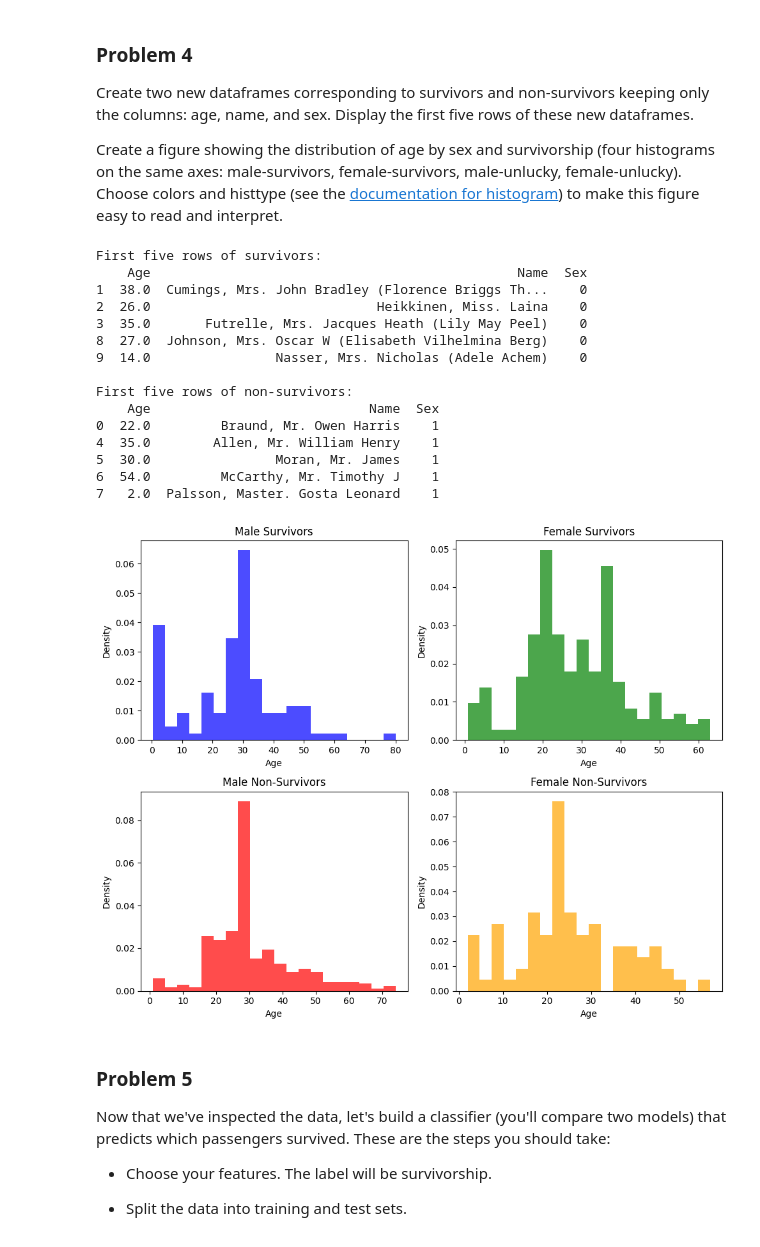
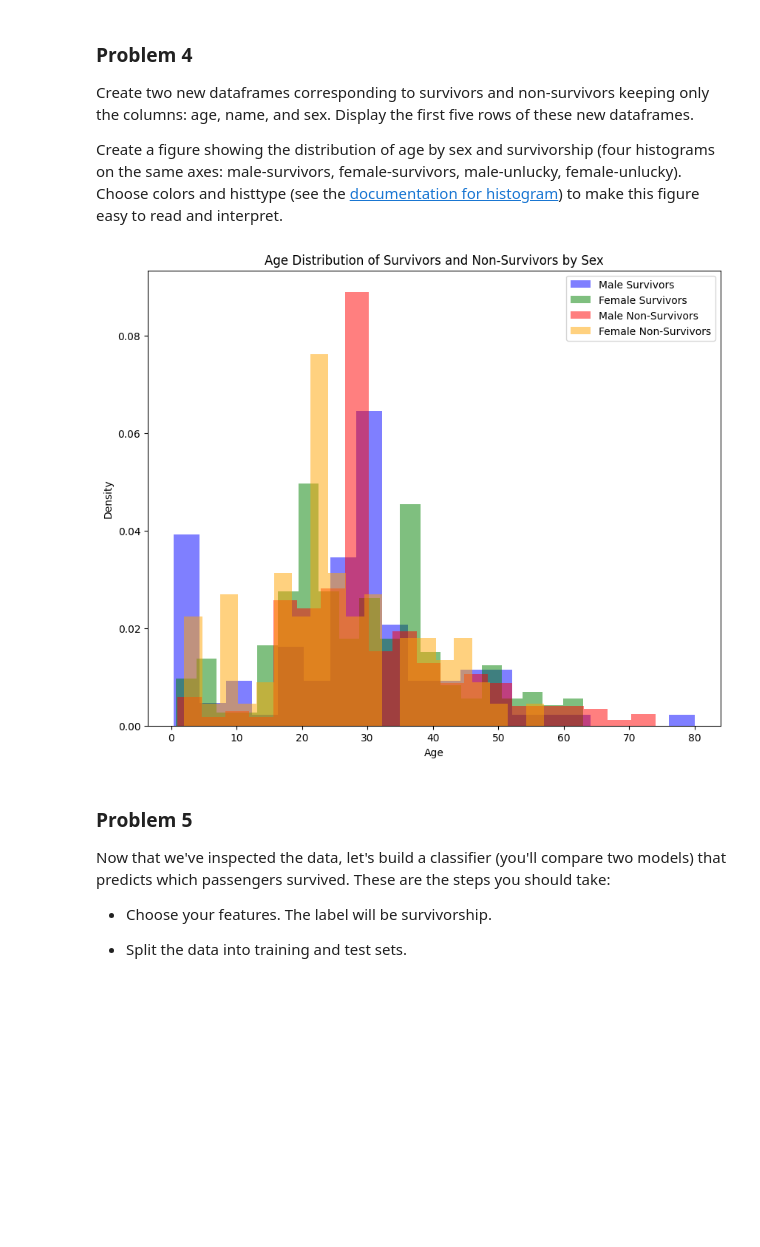
Before and after one commit to GettysburgDataScience/ps05-dntrAnh, a Jupyter notebook: ps05.ipynb, the cells around one changed output. Drawn from its saved outputs; the diff is of its cells as text; code cells hidden in the pictures; blank space fills up the shorter version.

```diff
--- a/ps05.ipynb
+++ b/ps05.ipynb
@@ -147,70 +147,28 @@ Create two new dataframes corresponding to survivors and non-survivors keeping o
 
 Create a figure showing the distribution of age by sex and survivorship (four histograms on the same axes: male-survivors, female-survivors, male-unlucky, female-unlucky). Choose colors and histtype (see the [documentation for histogram](https://matplotlib.org/stable/api/_as_gen/matplotlib.pyplot.hist.html)) to make this figure easy to read and interpret.
 # %%
-'''Your code here'''
-survivors_df = df[df['Survived'] == 1][['Age', 'Name', 'Sex']]
-non_survivors_df = df[df['Survived'] == 0][['Age', 'Name', 'Sex']]
-
-# Display the first five rows of each new DataFrame
-print("First five rows of survivors:")
-print(survivors_df.head())
-
-print("\nFirst five rows of non-survivors:")
-print(non_survivors_df.head())
+survivors_df = df[df['Survived'] == 1][['Age', 'Sex']]
+non_survivors_df = df[df['Survived'] == 0][['Age', 'Sex']]
 
 male_survivors = survivors_df[survivors_df['Sex'] == 1]['Age'].dropna()
 female_survivors = survivors_df[survivors_df['Sex'] == 0]['Age'].dropna()
 male_non_survivors = non_survivors_df[non_survivors_df['Sex'] == 1]['Age'].dropna()
 female_non_survivors = non_survivors_df[non_survivors_df['Sex'] == 0]['Age'].dropna()
 
-fig, axs = plt.subplots(nrows=2, ncols=2, figsize=(10, 8))
+plt.figure(figsize=(10, 8))
+plt.hist(male_survivors, bins=20, density=True, alpha=0.5, label='Male Survivors', color='blue')
+plt.hist(female_survivors, bins=20, density=True, alpha=0.5, label='Female Survivors', color='green')
+plt.hist(male_non_survivors, bins=20, density=True, alpha=0.5, label='Male Non-Survivors', color='red')
+plt.hist(female_non_survivors, bins=20, density=True, alpha=0.5, label='Female Non-Survivors', color='orange')
 
-# Male survivors histogram
-axs[0, 0].hist(male_survivors, bins=20, density=True, histtype='stepfilled', facecolor='blue', alpha=0.7)
-axs[0, 0].set_title('Male Survivors')
-axs[0, 0].set_xlabel('Age')
-axs[0, 0].set_ylabel('Density')
+plt.title('Age Distribution of Survivors and Non-Survivors by Sex')
+plt.xlabel('Age')
+plt.ylabel('Density')
+plt.legend(loc='upper right')
 
-# Female survivors histogram
-axs[0, 1].hist(female_survivors, bins=20, density=True, histtype='stepfilled', facecolor='green', alpha=0.7)
-axs[0, 1].set_title('Female Survivors')
-axs[0, 1].set_xlabel('Age')
-axs[0, 1].set_ylabel('Density')
-
-# Male non-survivors histogram
-axs[1, 0].hist(male_non_survivors, bins=20, density=True, histtype='stepfilled', facecolor='red', alpha=0.7)
-axs[1, 0].set_title('Male Non-Survivors')
-axs[1, 0].set_xlabel('Age')
-axs[1, 0].set_ylabel('Density')
-
-# Female non-survivors histogram
-axs[1, 1].hist(female_non_survivors, bins=20, density=True, histtype='stepfilled', facecolor='orange', alpha=0.7)
-axs[1, 1].set_title('Female Non-Survivors')
-axs[1, 1].set_xlabel('Age')
-axs[1, 1].set_ylabel('Density')
-
-# Adjust layout to avoid overlapping
-fig.tight_layout()
-
-# Show plot
 plt.show()
 # %% [output]
-First five rows of survivors:
-    Age                                               Name  Sex
-1  38.0  Cumings, Mrs. John Bradley (Florence Briggs Th...    0
-2  26.0                             Heikkinen, Miss. Laina    0
-3  35.0       Futrelle, Mrs. Jacques Heath (Lily May Peel)    0
-8  27.0  Johnson, Mrs. Oscar W (Elisabeth Vilhelmina Berg)    0
-9  14.0                Nasser, Mrs. Nicholas (Adele Achem)    0
-
-First five rows of non-survivors:
-    Age                            Name  Sex
-0  22.0         Braund, Mr. Owen Harris    1
-4  35.0        Allen, Mr. William Henry    1
-5  30.0                Moran, Mr. James    1
-6  54.0         McCarthy, Mr. Timothy J    1
-7   2.0  Palsson, Master. Gosta Leonard    1
-[figure, old version]
+[figure, new version]
 # %% [markdown]
 ### Problem 5
 
```
Also changed, not shown: parts of 5 cells of this notebook.
